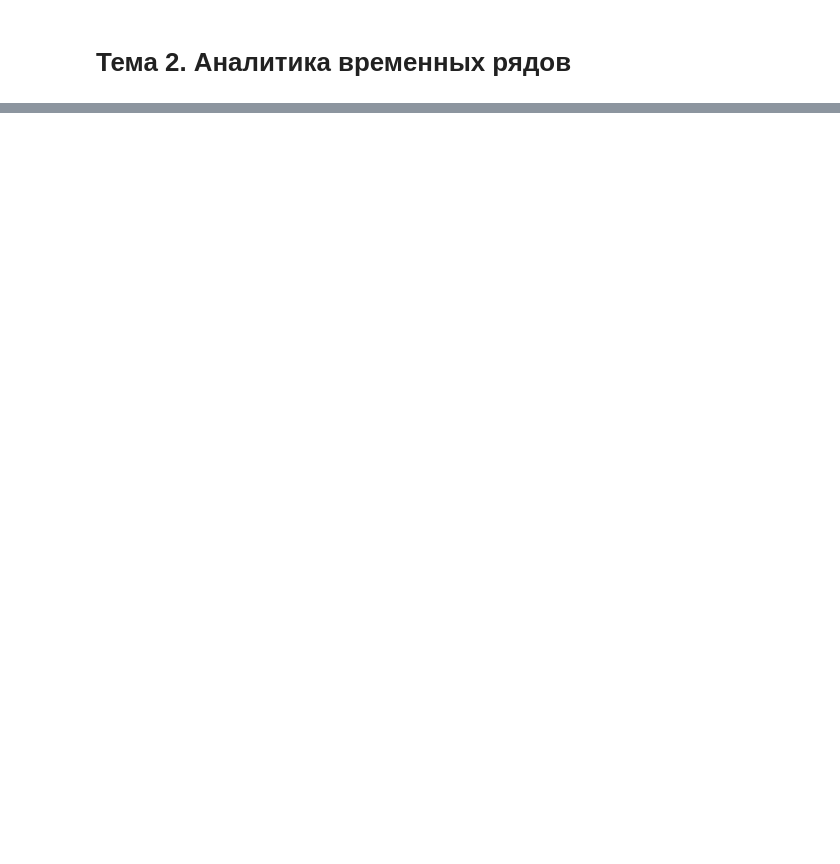
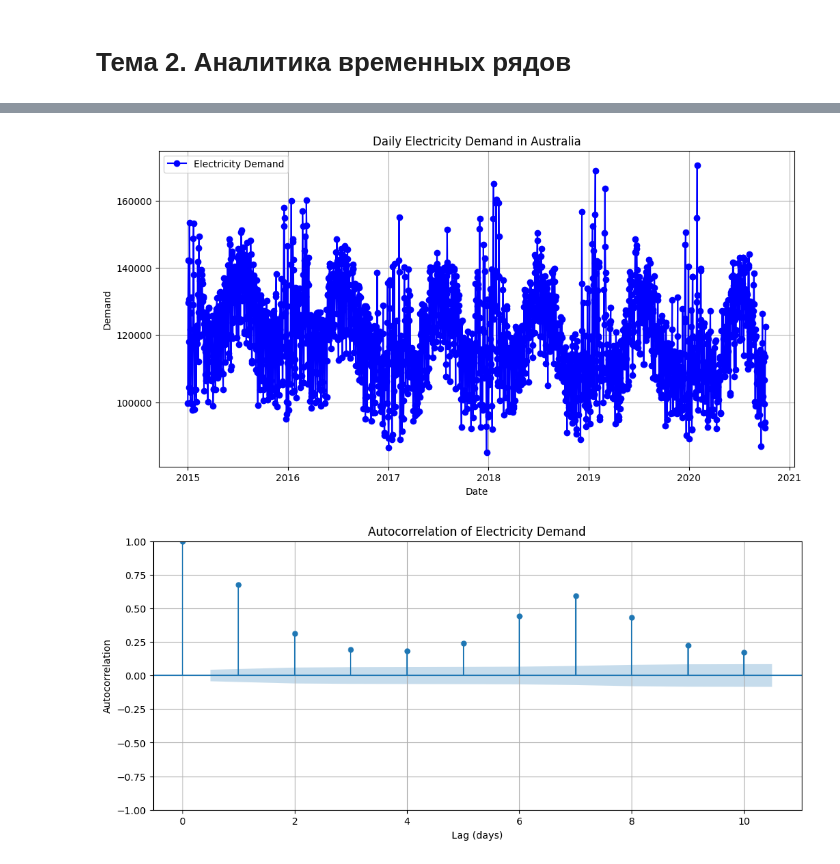
Before and after one commit to CodeHunterOfficial/TimeSeriesForecast_2024-2025, a Jupyter notebook: Тема 2. Аналитика временных рядов/Тема_2_Аналитика_временных_рядов.ipynb, the cells around one changed output, grey strips where cells are left out. Cells and saved outputs as stored; diff of their text form; code cells hidden in the pictures; blank space fills up the shorter version.

```diff
--- a/Тема 2. Аналитика временных рядов/Тема_2_Аналитика_временных_рядов.ipynb
+++ b/Тема 2. Аналитика временных рядов/Тема_2_Аналитика_временных_рядов.ipynb
@@ -157,0 +71,35 @@ $$ \tau_{\tau} = \frac{n_c - n_d}{\frac{n(n-1)}{2}}, $$
+# %%
+import pandas as pd
+import numpy as np
+import matplotlib.pyplot as plt
+import statsmodels.api as sm
+
+# Загрузка датасета
+data = pd.read_csv('/content/complete_dataset.csv')
+
+
+# Преобразуем столбец 'date' в формат datetime и установим его в качестве индекса
+data['date'] = pd.to_datetime(data['date'])
+data.set_index('date', inplace=True)
+
+# 1. Построение графика временного ряда потребления электричества
+plt.figure(figsize=(12, 6))
+plt.plot(data['demand'], marker='o', linestyle='-', color='b', label='Electricity Demand')
+plt.title('Daily Electricity Demand in Australia')
+plt.xlabel('Date')
+plt.ylabel('Demand')
+plt.grid(True)
+plt.legend()
+plt.show()
+
+# 2. Проверка автокорреляции временного ряда
+fig, ax = plt.subplots(figsize=(12, 5))
+sm.graphics.tsa.plot_acf(data['demand'], lags=10, ax=ax)  # Показываем только первые 10 лагов
+plt.title('Autocorrelation of Electricity Demand')
+plt.xlabel('Lag (days)')
+plt.ylabel('Autocorrelation')
+plt.grid(True)
+plt.show()
+# %% [output]
+[figure, added]
+[figure, added]
```
Also changed, not shown: parts of 4 cells of this notebook.
